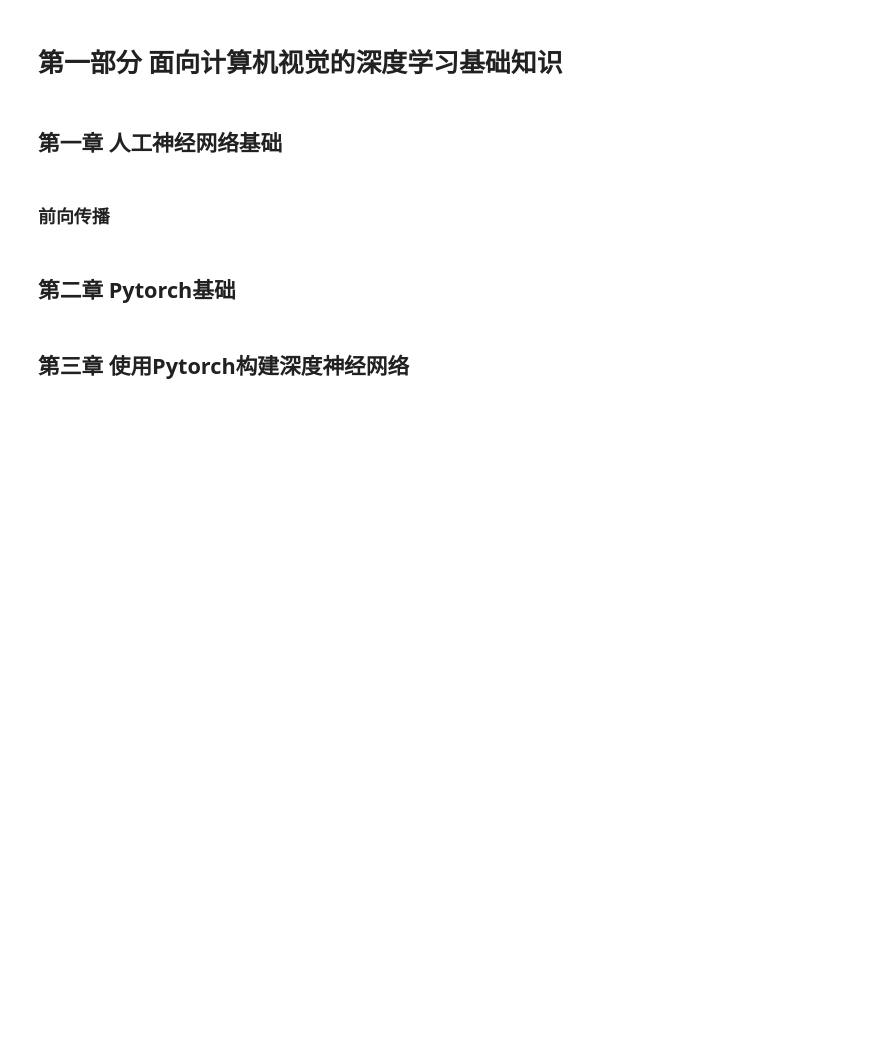
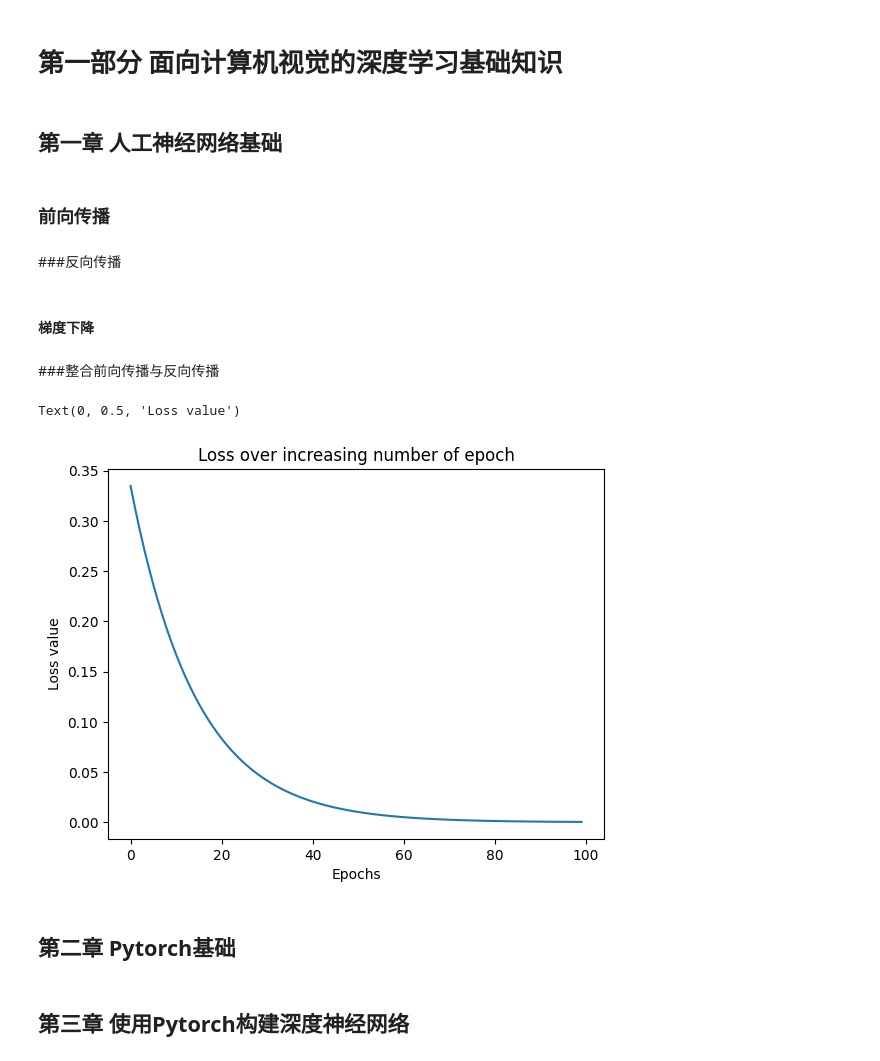
Before and after one commit to SunMingYang04/CV, a Jupyter notebook: Modern_Computer_Vision_with_Pytorch.ipynb, the cells around one changed output. Cells and saved outputs as stored; diff of their text form; code cells hidden in the pictures; blank space fills up the shorter version.

```diff
--- a/Modern_Computer_Vision_with_Pytorch.ipynb
+++ b/Modern_Computer_Vision_with_Pytorch.ipynb
@@ -16,2 +16,6 @@ def feed_forward(inputs,outputs,weights):#注意权重数组也包含了各节
   mean_squared_error=np.mean(np.square(pred_out-outputs))
   return mean_squared_error
+# %% [markdown]
+###反向传播
+# %% [markdown]
+#### 梯度下降
@@ -18,3 +47,54 @@ def feed_forward(inputs,outputs,weights):#注意权重数组也包含了各节
+# %% [markdown]
+###整合前向传播与反向传播
+# %%
+#1.导入包与定义数据集
+import numpy as np
+from copy import deepcopy
+x=np.array([1,1])
+y=np.array([0])
+#2.初始化权重与偏置
+W=[
+    np.array([[-0.0053,0.3793],
+         [-0.5820,-0.5204],
+         [-0.2723,0.1896]],dtype=np.float32).T,
+    np.array([-0.0140,0.5670,-0.0628],dtype=np.float32),
+    np.array([[0.1528,-0.1745,-0.1135]],dtype=np.float32).T,
+    np.array([-0.5516],dtype=np.float32)
+]
+#3.运行100个epoch
+def feed_forward(inputs,outputs,weights):
+  pre_hidden=np.dot(inputs,weights[0])+weights[1]
+  hidden=1/(1+np.exp(-pre_hidden))
+  pred_out=np.dot(hidden,weights[2])+weights[3]
+  mean_squared_error=np.mean(np.square(pred_out-outputs))
+  return mean_squared_error
+def update_weights(inputs,outputs,weights,lr):
+  original_weights=deepcopy(weights)
+  tmp_weights=deepcopy(weights)
+  updated_weights=deepcopy(weights)
+  original_loss=feed_forward(inputs,outputs,weights)
+  for i,layer in enumerate(original_weights):
+    for index,weight in np.ndenumerate(layer):
+      tmp_weights=deepcopy(weights)
+      tmp_weights[i][index]+=0.0001
+      _loss_plus=feed_forward(inputs,outputs,tmp_weights)
+      grad=(_loss_plus-original_loss)/(0.0001)
+      updated_weights[i][index]-=lr*grad
+  return updated_weights,original_loss
+losses=[]
+for epoch in range(100):
+  W,loss=update_weights(x,y,W,0.01)
+  losses.append(loss)
+
+import matplotlib.pyplot as plt
+%matplotlib inline
+plt.plot(losses)
+plt.title('Loss over increasing number of epoch')
+plt.xlabel('Epochs')
+plt.ylabel('Loss value')
+# %% [output]
+Text(0, 0.5, 'Loss value')
+[figure, added]
 # %% [markdown]
 ## 第二章 Pytorch基础
 # %% [markdown]
```
Also changed, not shown: parts of 2 cells of this notebook.
